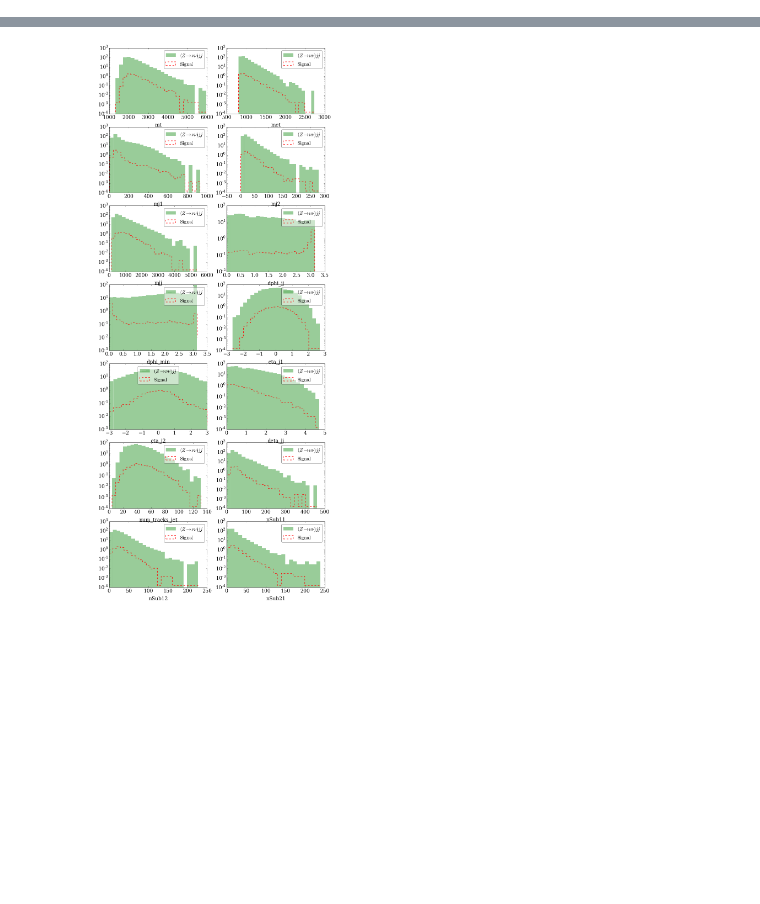
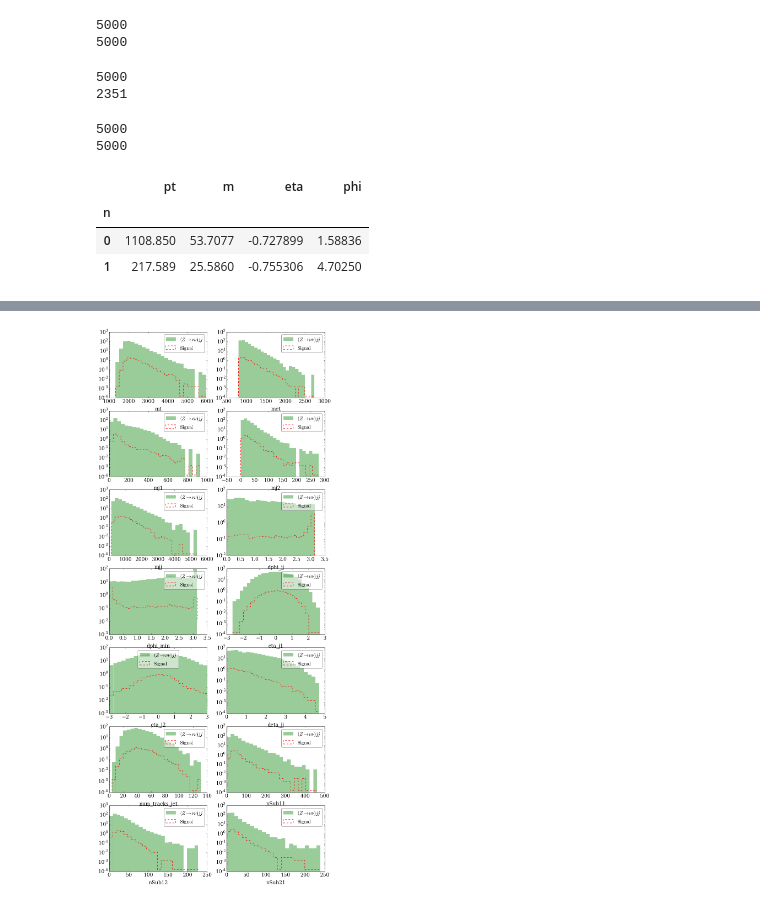
Before and after one commit to smsharma/DarkShowers, a Jupyter notebook: analysis/analysis.ipynb, the cells around one changed output, grey strips where cells are left out. Drawn from its saved outputs; the diff is of its cells as text; code cells hidden in the pictures; blank space fills up the shorter version.

Commit message:
Cut and data now work with each other

```diff
--- a/analysis/analysis.ipynb
+++ b/analysis/analysis.ipynb
@@ -44,0 +51,6 @@ sig.data.head()
+# %%
+print len(sig.data_)
+print len(sig.data)
+# %% [output]
+5000
+5000
@@ -44,0 +59,6 @@ sig.data.head()
+# %%
+print len(sig.data_)
+print len(sig.data)
+# %% [output]
+5000
+2351
@@ -44,0 +70,13 @@ sig.data.head()
+# %%
+print len(sig.data_)
+print len(sig.data)
+# %% [output]
+5000
+5000
+# %%
+sig.obj.xs((0,'jet'),level=('evt','type'))
+# %% [output]
+|  | pt | m | eta | phi |
+| n |  |  |  |  |
+| 0 | 1108.850 | 53.7077 | -0.727899 | 1.58836 |
+| 1 | 217.589 | 25.5860 | -0.755306 | 4.70250 |
```
Also changed, not shown: parts of 6 cells of this notebook, 2 other files.
